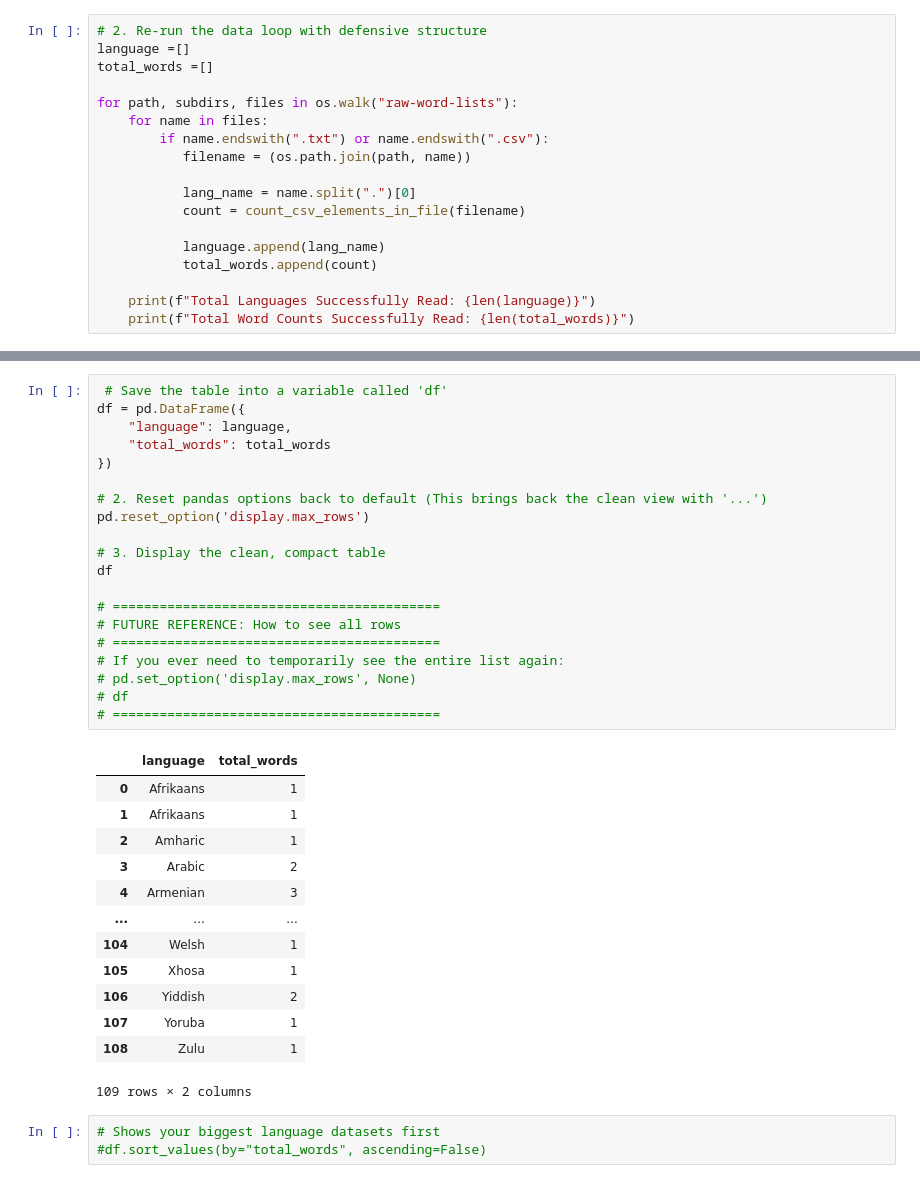
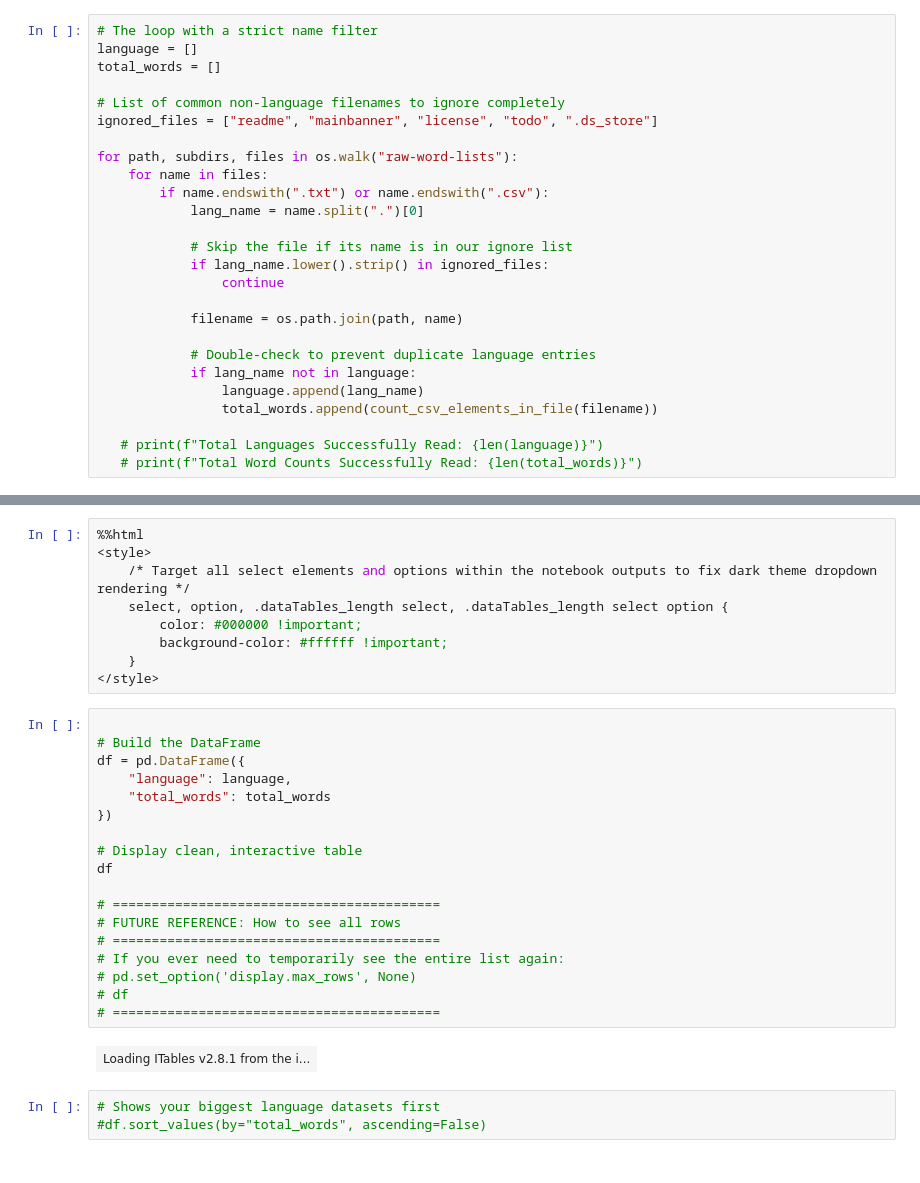
Before and after one commit to Birdie-NT/language-learning-agent, a Jupyter notebook: clean-word-lists.ipynb, the cells around one changed output, grey strips where cells are left out. Drawn from its saved outputs; the diff is of its cells as text.

Commit message:
Fix layout contrast and add loop filename validation error catching

```diff
--- a/clean-word-lists.ipynb
+++ b/clean-word-lists.ipynb
@@ -20,20 +32,28 @@ def count_csv_elements_in_file(filepath):
     except Exception:
         return 0
 # %%
-# 2. Re-run the data loop with defensive structure
-language =[]
-total_words =[]
+# The loop with a strict name filter
+language = []
+total_words = []
+
+# List of common non-language filenames to ignore completely
+ignored_files = ["readme", "mainbanner", "license", "todo", ".ds_store"]
 
 for path, subdirs, files in os.walk("raw-word-lists"):
     for name in files:
         if name.endswith(".txt") or name.endswith(".csv"):
-           filename = (os.path.join(path, name))
+            lang_name = name.split(".")[0]
 
-           lang_name = name.split(".")[0]
-           count = count_csv_elements_in_file(filename)
+            # Skip the file if its name is in our ignore list
+            if lang_name.lower().strip() in ignored_files:
+                continue
 
-           language.append(lang_name)
-           total_words.append(count)
+            filename = os.path.join(path, name)
 
-    print(f"Total Languages Successfully Read: {len(language)}")
-    print(f"Total Word Counts Successfully Read: {len(total_words)}")
+            # Double-check to prevent duplicate language entries
+            if lang_name not in language:
+                language.append(lang_name)
+                total_words.append(count_csv_elements_in_file(filename))
+
+   # print(f"Total Languages Successfully Read: {len(language)}")
+   # print(f"Total Word Counts Successfully Read: {len(total_words)}")
@@ -58,37 +60,32 @@ Total Word Counts Successfully Read: 109
+# %%
+%%html
+<style>
+    /* Target all select elements and options within the notebook outputs to fix dark theme dropdown rendering */
+    select, option, .dataTables_length select, .dataTables_length select option {
+        color: #000000 !important;
+        background-color: #ffffff !important;
+    }
+</style>
 # %%
- # Save the table into a variable called 'df'
+
+# Build the DataFrame
 df = pd.DataFrame({
     "language": language,
     "total_words": total_words
 })
 
-# 2. Reset pandas options back to default (This brings back the clean view with '...')
-pd.reset_option('display.max_rows')
-
-# 3. Display the clean, compact table
+# Display clean, interactive table
 df
 
 # ==========================================
 # FUTURE REFERENCE: How to see all rows
 # ==========================================
 # If you ever need to temporarily see the entire list again:
 # pd.set_option('display.max_rows', None)
 # df
 # ==========================================
 # %% [output]
-|  | language | total_words |
-| 0 | Afrikaans | 1 |
-| 1 | Afrikaans | 1 |
-| 2 | Amharic | 1 |
-| 3 | Arabic | 2 |
-| 4 | Armenian | 3 |
-| ... | ... | ... |
-| 104 | Welsh | 1 |
-| 105 | Xhosa | 1 |
-| 106 | Yiddish | 2 |
-| 107 | Yoruba | 1 |
-| 108 | Zulu | 1 |
+| Loading ITables v2.8.1 from the i... |
-109 rows × 2 columns
 # %%
 # Shows your biggest language datasets first
 #df.sort_values(by="total_words", ascending=False)
```
Also changed, not shown: parts of 3 cells of this notebook.
